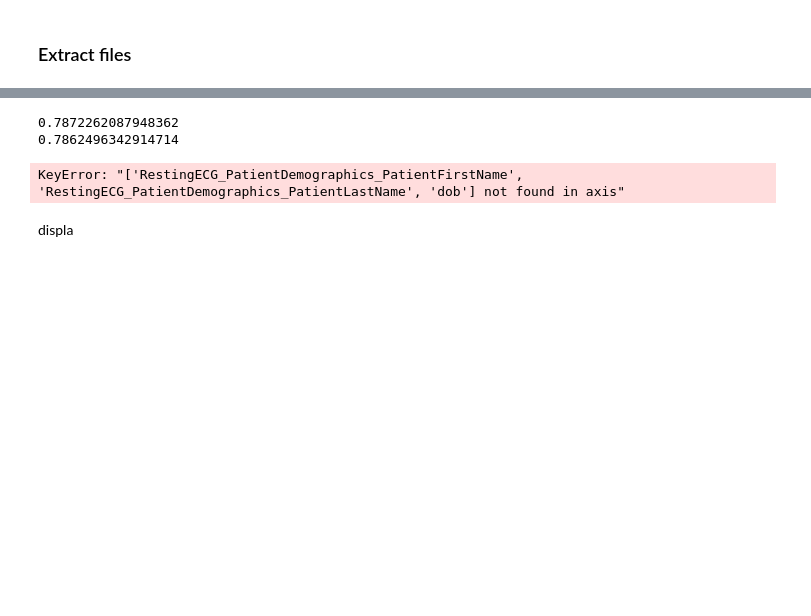
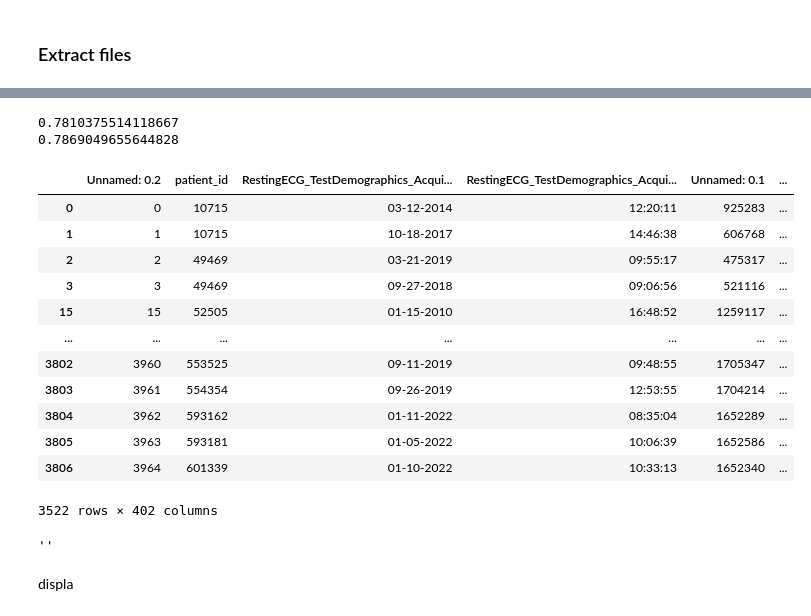
Before and after one commit to River/lqts, a Jupyter notebook: recover_ecgs.ipynb, the cells around one changed output, grey strips where cells are left out. Saved outputs shown, nothing was run; the diff lists cells and outputs as text; code cells hidden in the pictures; blank space fills up the shorter version.

```diff
--- a/recover_ecgs.ipynb
+++ b/recover_ecgs.ipynb
@@ -193,7 +253,7 @@ import lqtnet.import_ecgs
 ECG_SOURCE_DIR = ''
 MODEL_PATH = '/volume/lqts/models/2023.02.26-1/'
 
-metadata = pd.read_csv('data/df_lqts_merged.csv')
+metadata = pd.read_csv('data/df_lqts_merged_with_metadata_20231016.csv')
 ext_df = metadata.query('set == "External validation"')
 
 x_ext, erronous_files = lqtnet.import_ecgs.df_import_csv_to_numpy(ext_df, from_dir=ECG_SOURCE_DIR)
@@ -282,5 +358,5 @@ print(auc_ovo)
 auc_ovr = roc_auc_score(metadata_grouped['lqts_type'], metadata_grouped[['y_pred_0','y_pred_1','y_pred_2']], multi_class='ovr')
 print(auc_ovr)
 # %% [output]
-0.7872262087948362
-0.7862496342914714
+0.7810375514118667
+0.7869049655644828
@@ -290,5 +363,42 @@ metadata['y_pred'] = np.argmax(y_extval_pred, axis=1)
-# %%
-## Remove RestingECG_PatientDemographics_PatientFirstName, RestingECG_PatientDemographics_PatientLastName, dob froom metadata
-metadata = metadata.drop(['RestingECG_PatientDemographics_PatientFirstName', 'RestingECG_PatientDemographics_PatientLastName', 'dob'], axis=1)
-# %% [output]
-KeyError: "['RestingECG_PatientDemographics_PatientFirstName', 'RestingECG_PatientDemographics_PatientLastName', 'dob'] not found in axis"
+# %%
+display(metadata)
+# %% [output]
+|  | Unnamed: 0.2 | patient_id | RestingECG_TestDemographics_Acqui... | RestingECG_TestDemographics_Acqui... | Unnamed: 0.1 | ... |
+| 0 | 0 | 10715 | 03-12-2014 | 12:20:11 | 925283 | ... |
+| 1 | 1 | 10715 | 10-18-2017 | 14:46:38 | 606768 | ... |
+| 2 | 2 | 49469 | 03-21-2019 | 09:55:17 | 475317 | ... |
+| 3 | 3 | 49469 | 09-27-2018 | 09:06:56 | 521116 | ... |
+| 15 | 15 | 52505 | 01-15-2010 | 16:48:52 | 1259117 | ... |
+| ... | ... | ... | ... | ... | ... | ... |
+| 3802 | 3960 | 553525 | 09-11-2019 | 09:48:55 | 1705347 | ... |
+| 3803 | 3961 | 554354 | 09-26-2019 | 12:53:55 | 1704214 | ... |
+| 3804 | 3962 | 593162 | 01-11-2022 | 08:35:04 | 1652289 | ... |
+| 3805 | 3963 | 593181 | 01-05-2022 | 10:06:39 | 1652586 | ... |
+| 3806 | 3964 | 601339 | 01-10-2022 | 10:33:13 | 1652340 | ... |
+3522 rows × 402 columns
+# %%
+import pandas as pd
+import hashlib
+import os
+
+metadata = pd.read_csv('data/LQTS_predictions_20231016.csv')
+
+# Step 1: Create a salt dictionary
+salt_dict = {pid: os.urandom(16) for pid in metadata['patient_id'].unique()}
+
+# Step 2: Update the salt_and_hash function
+def salt_and_hash(patient_id):
+    salt = salt_dict[patient_id]
+    salted_value = str(patient_id).encode('utf-8') + salt
+    hashed_value = hashlib.sha256(salted_value).hexdigest()
+    return hashed_value
+
+
+metadata['patient_id_hashed'] = metadata['patient_id'].apply(salt_and_hash)
+
+
+#drop dob_x and dob_y
+metadata = metadata.drop(columns=['dob_x', 'dob_y','patient_id','Dossier','sex_x'])
+""
+# %% [output]
+''
```
Also changed, not shown: parts of 26 cells of this notebook, 1 other file.
